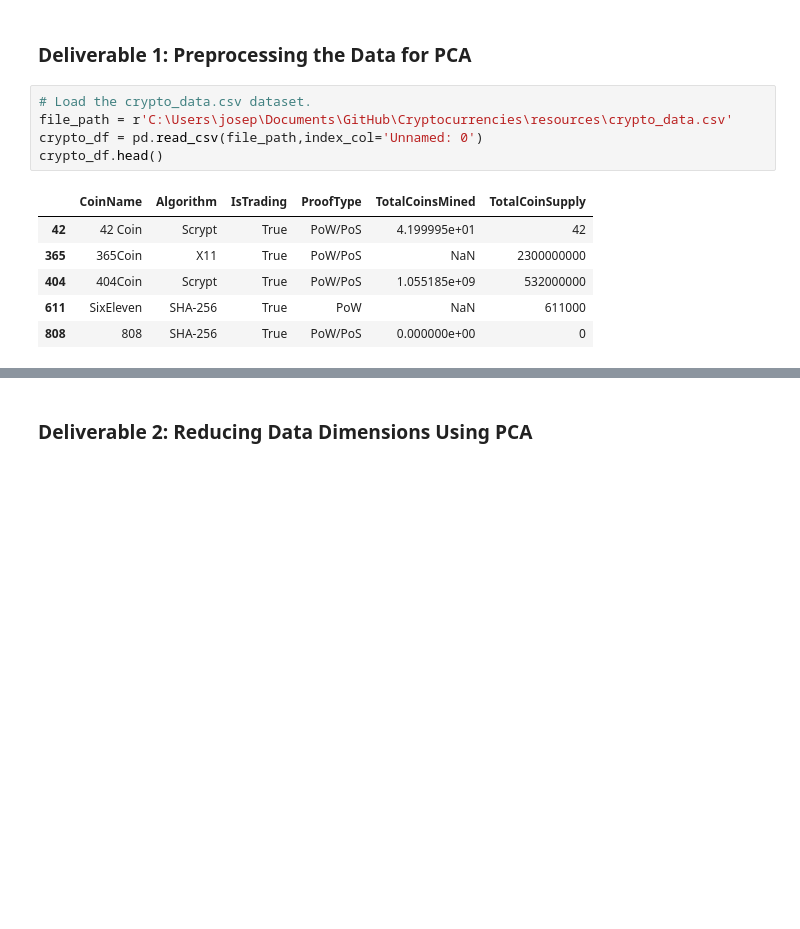
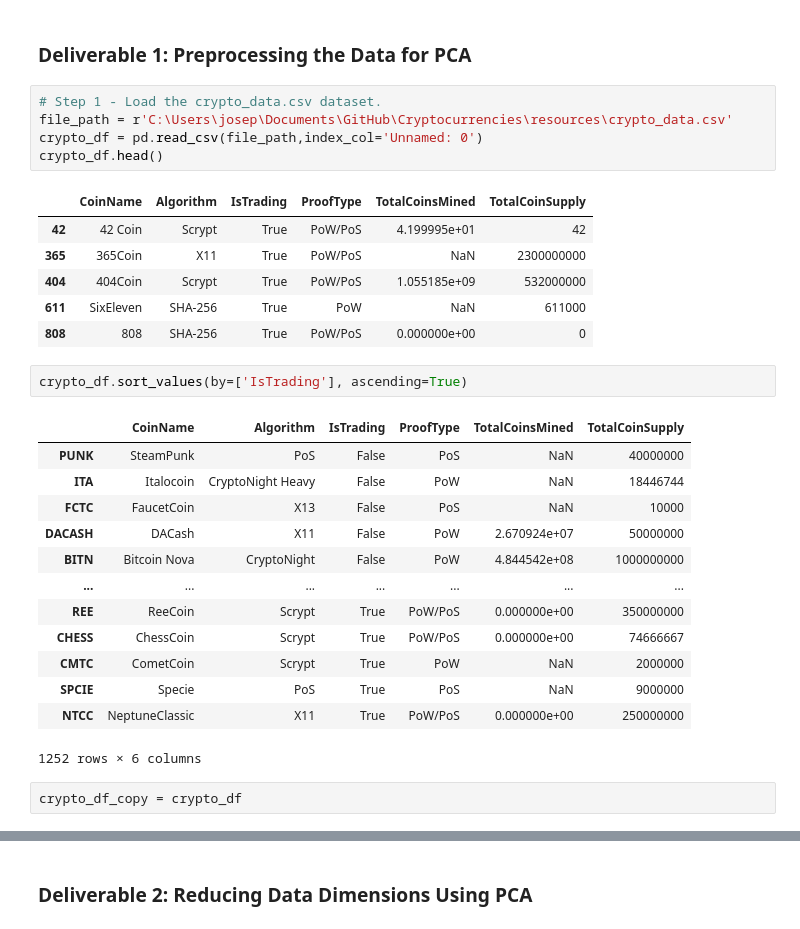
Before and after one commit to jobloom79/Cryptocurrencies, a Jupyter notebook: crypto_clustering.ipynb, the cells around one changed output, grey strips where cells are left out. Saved outputs shown, nothing was run; the diff lists cells and outputs as text; blank space fills up the shorter version.

```diff
--- a/crypto_clustering.ipynb
+++ b/crypto_clustering.ipynb
@@ -15,7 +15,7 @@ from sklearn.cluster import KMeans
 # %% [markdown]
 ### Deliverable 1: Preprocessing the Data for PCA
 # %%
-# Load the crypto_data.csv dataset.
+# Step 1 - Load the crypto_data.csv dataset.
 file_path = r'C:\Users\josep\Documents\GitHub\Cryptocurrencies\resources\crypto_data.csv'
 crypto_df = pd.read_csv(file_path,index_col='Unnamed: 0')
 crypto_df.head()
@@ -26,4 +26,22 @@ crypto_df.head()
 | 404 | 404Coin | Scrypt | True | PoW/PoS | 1.055185e+09 | 532000000 |
 | 611 | SixEleven | SHA-256 | True | PoW | NaN | 611000 |
 | 808 | 808 | SHA-256 | True | PoW/PoS | 0.000000e+00 | 0 |
+# %%
+crypto_df.sort_values(by=['IsTrading'], ascending=True)
+# %% [output]
+|  | CoinName | Algorithm | IsTrading | ProofType | TotalCoinsMined | TotalCoinSupply |
+| PUNK | SteamPunk | PoS | False | PoS | NaN | 40000000 |
+| ITA | Italocoin | CryptoNight Heavy | False | PoW | NaN | 18446744 |
+| FCTC | FaucetCoin | X13 | False | PoS | NaN | 10000 |
+| DACASH | DACash | X11 | False | PoW | 2.670924e+07 | 50000000 |
+| BITN | Bitcoin Nova | CryptoNight | False | PoW | 4.844542e+08 | 1000000000 |
+| ... | ... | ... | ... | ... | ... | ... |
+| REE | ReeCoin | Scrypt | True | PoW/PoS | 0.000000e+00 | 350000000 |
+| CHESS | ChessCoin | Scrypt | True | PoW/PoS | 0.000000e+00 | 74666667 |
+| CMTC | CometCoin | Scrypt | True | PoW | NaN | 2000000 |
+| SPCIE | Specie | PoS | True | PoS | NaN | 9000000 |
+| NTCC | NeptuneClassic | X11 | True | PoW/PoS | 0.000000e+00 | 250000000 |
+1252 rows × 6 columns
+# %%
+crypto_df_copy = crypto_df
 # %%
```
Also changed, not shown: parts of 15 cells of this notebook.
